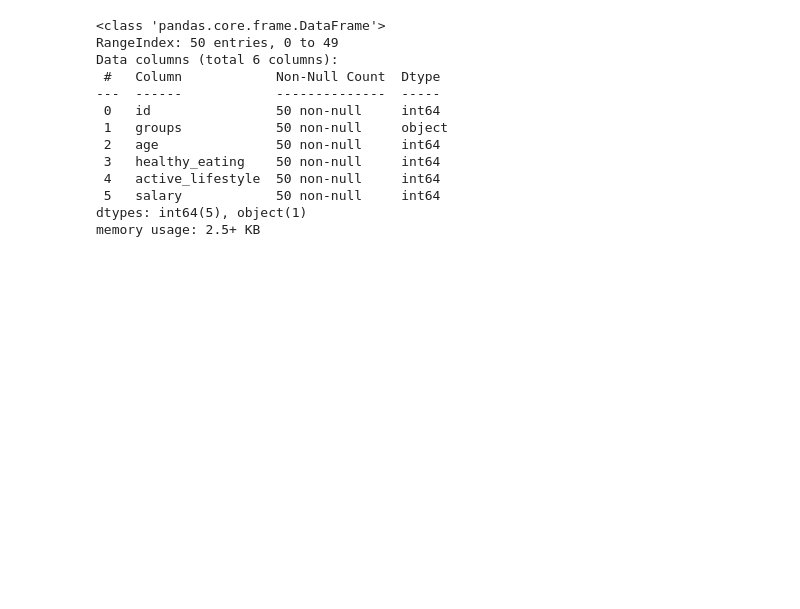
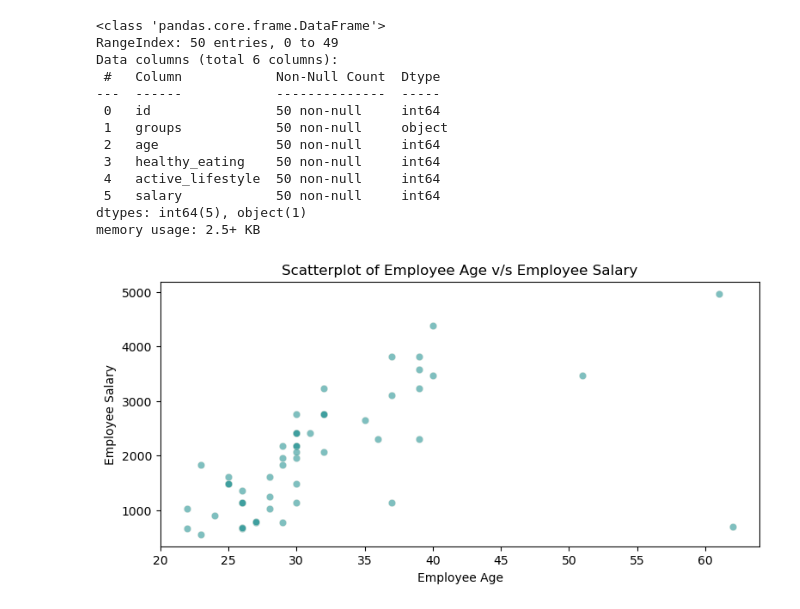
Before and after one commit to Tirth678/Data-Analysis-Projects, a Jupyter notebook: Project 2/notebook.ipynb, the cells around one changed output. Saved outputs shown, nothing was run; the diff lists cells and outputs as text; code cells hidden in the pictures; blank space fills up the shorter version.

```diff
--- a/Project 2/notebook.ipynb
+++ b/Project 2/notebook.ipynb
@@ -43,3 +43,14 @@ Data columns (total 6 columns):
  5   salary            50 non-null     int64
 dtypes: int64(5), object(1)
 memory usage: 2.5+ KB
+# %%
+plt.figure(figsize=(9,4))
+
+sns.scatterplot(data = data, x = 'age', y = 'salary', color = 'teal', edgecolor = 'linen', alpha = 0.5)
+
+plt.title("Scatterplot of Employee Age v/s Employee Salary")
+plt.xlabel('Employee Age')
+plt.ylabel('Employee Salary')
+plt.show()
+# %% [output]
+[figure, added]
```
Also changed, not shown: parts of 8 cells of this notebook.
